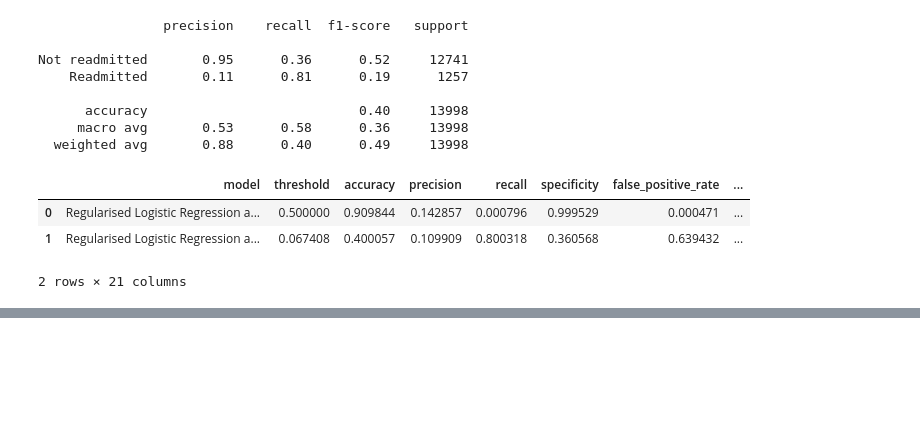
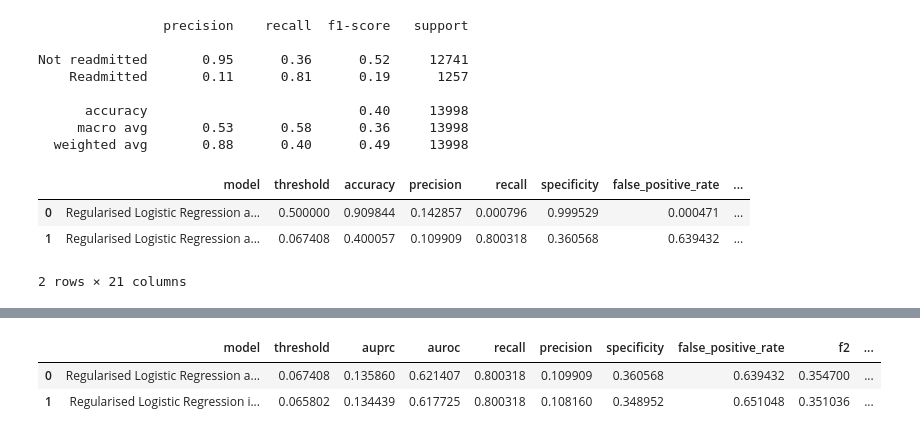
Before and after one commit to mxh210/Summer-Individual-Project, a Jupyter notebook: Processing_Pipeline/03_logistic_regression_model_optimisation.ipynb, the cells around one changed output, grey strips where cells are left out. Cells and saved outputs as stored; diff of their text form; code cells hidden in the pictures; blank space fills up the shorter version.

```diff
--- a/Processing_Pipeline/03_logistic_regression_model_optimisation.ipynb
+++ b/Processing_Pipeline/03_logistic_regression_model_optimisation.ipynb
@@ -902,0 +1193,40 @@ additive_validation_comparison
+# %%
+logistic_regression_validation_comparison = pd.DataFrame([
+    additive_val_selected_results,
+    interaction_val_selected_results
+])
+
+comparison_columns = [
+    "model",
+    "threshold",
+    "auprc",
+    "auroc",
+    "recall",
+    "precision",
+    "specificity",
+    "false_positive_rate",
+    "f2",
+    "true_positive",
+    "false_positive",
+    "false_negative",
+    "predicted_positive_rate",
+    "patients_flagged_per_true_readmission_found"
+]
+
+logistic_regression_validation_comparison = (
+    logistic_regression_validation_comparison[
+        comparison_columns
+    ]
+)
+
+logistic_regression_validation_comparison.to_csv(
+    OUTPUT_DIR
+    / "logistic_regression_candidate_validation_comparison.csv",
+    index=False
+)
+
+logistic_regression_validation_comparison
+# %% [output]
+|  | model | threshold | auprc | auroc | recall | precision | specificity | false_positive_rate | f2 | ... |
+| 0 | Regularised Logistic Regression a... | 0.067408 | 0.135860 | 0.621407 | 0.800318 | 0.109909 | 0.360568 | 0.639432 | 0.354700 | ... |
+| 1 | Regularised Logistic Regression i... | 0.065802 | 0.134439 | 0.617725 | 0.800318 | 0.108160 | 0.348952 | 0.651048 | 0.351036 | ... |
```
Also changed, not shown: parts of 14 cells of this notebook, 4 other files.
